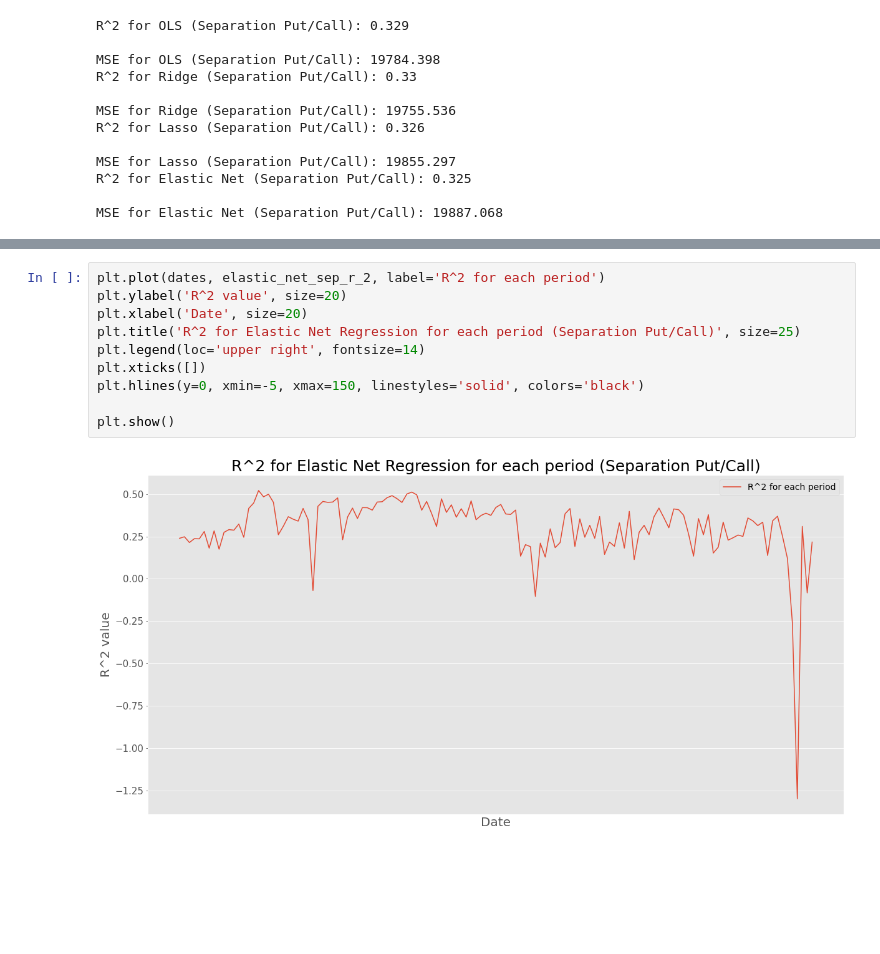
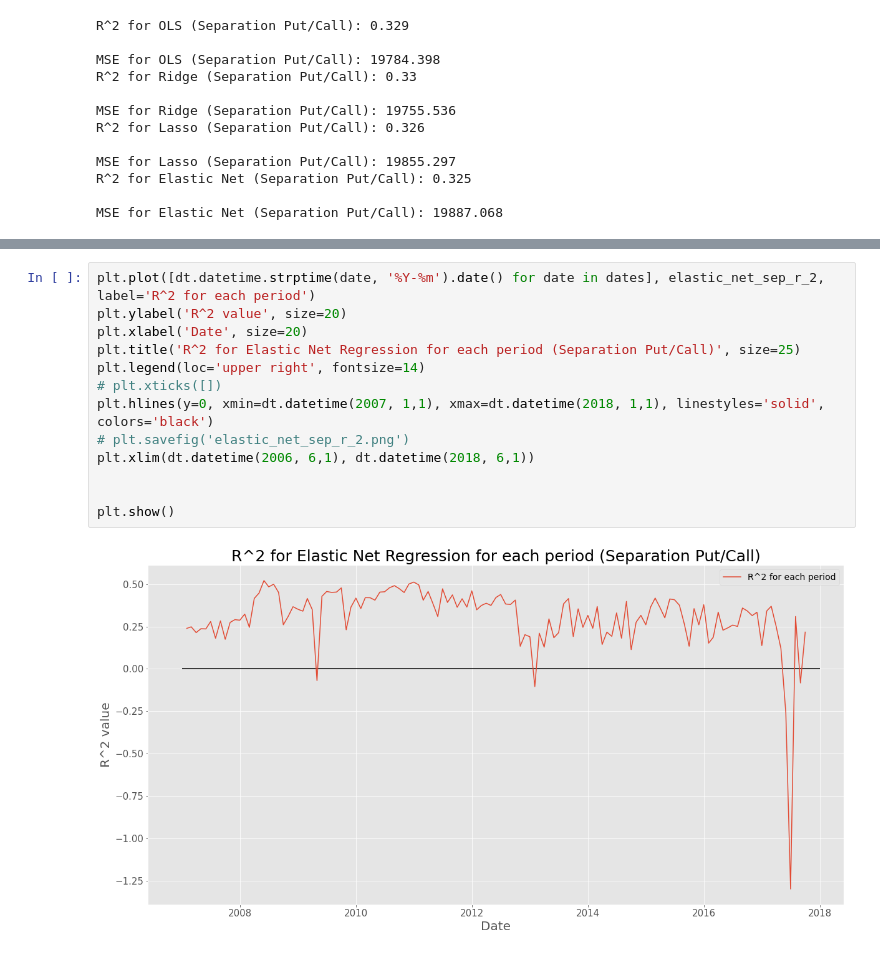
Before and after one commit to kostyantynHrytsyuk/risk-options-2021, a Jupyter notebook: Project_2.ipynb, the cells around one changed output, grey strips where cells are left out. Drawn from its saved outputs; the diff is of its cells as text; blank space fills up the shorter version.

Commit message:
Better visuals

```diff
--- a/Project_2.ipynb
+++ b/Project_2.ipynb
@@ -596,12 +603,15 @@ MSE for Elastic Net (Separation Put/Call): 19887.068
 # %%
-plt.plot(dates, elastic_net_sep_r_2, label='R^2 for each period')
+plt.plot([dt.datetime.strptime(date, '%Y-%m').date() for date in dates], elastic_net_sep_r_2, label='R^2 for each period')
 plt.ylabel('R^2 value', size=20)
 plt.xlabel('Date', size=20)
 plt.title('R^2 for Elastic Net Regression for each period (Separation Put/Call)', size=25)
 plt.legend(loc='upper right', fontsize=14)
-plt.xticks([])
-plt.hlines(y=0, xmin=-5, xmax=150, linestyles='solid', colors='black')
+# plt.xticks([])
+plt.hlines(y=0, xmin=dt.datetime(2007, 1,1), xmax=dt.datetime(2018, 1,1), linestyles='solid', colors='black')
+# plt.savefig('elastic_net_sep_r_2.png')
+plt.xlim(dt.datetime(2006, 6,1), dt.datetime(2018, 6,1))
+
 
 plt.show()
 # %% [output]
-[figure, old version]
+[figure, new version]
```
Also changed, not shown: parts of 2 cells of this notebook.
